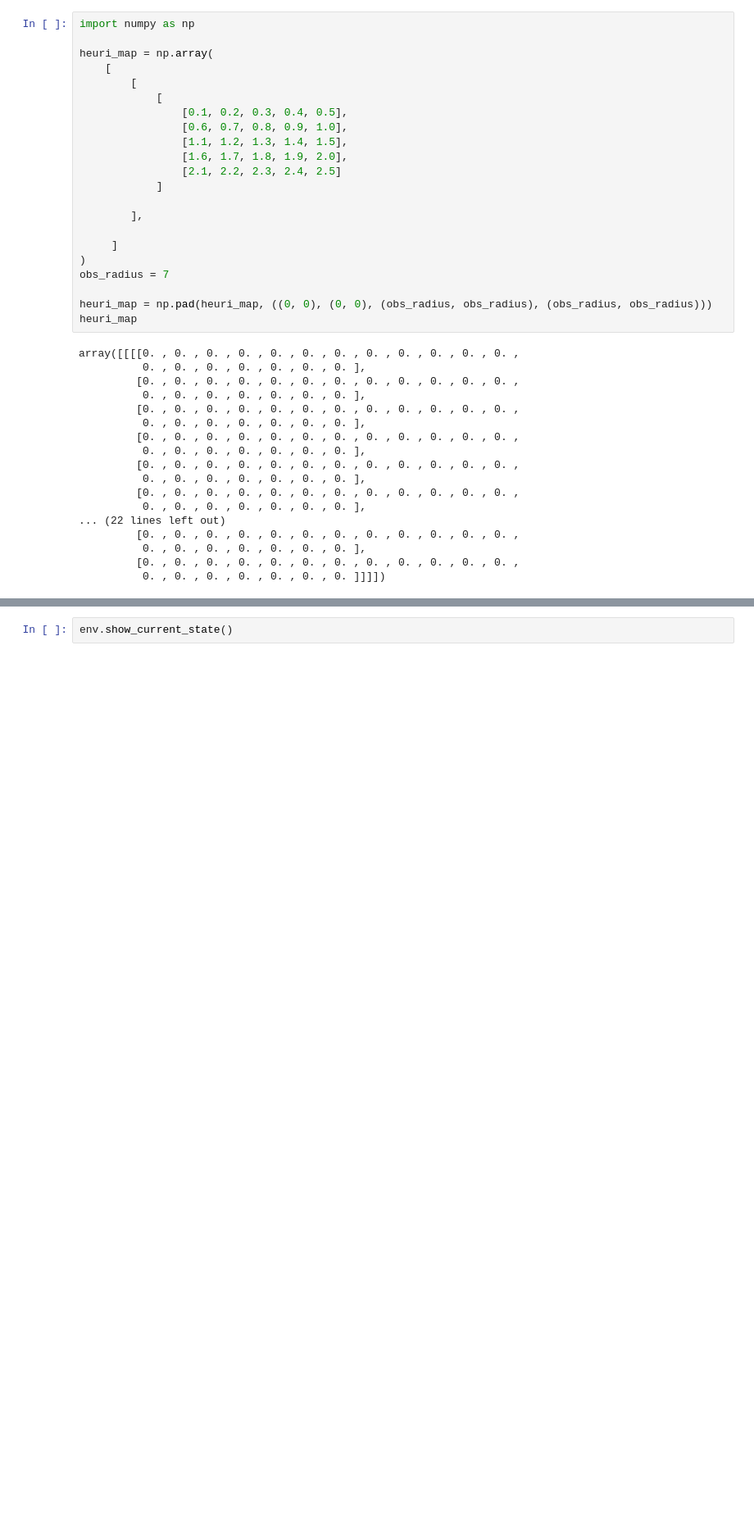
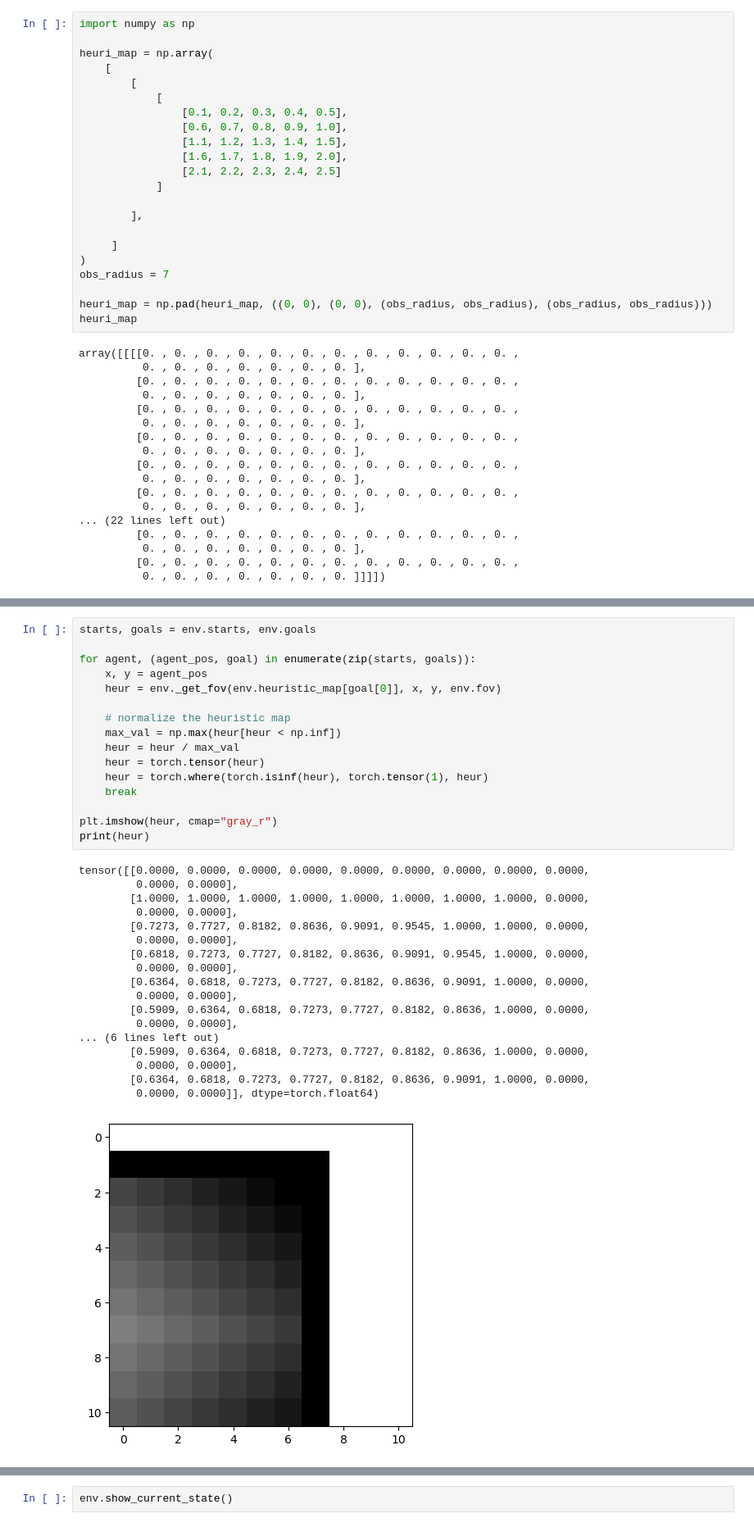
Before and after one commit to ervsam/congenial-lamp, a Jupyter notebook: DELETE.ipynb, the cells around one changed output, grey strips where cells are left out. Shown at 82% size. Saved outputs shown, nothing was run; the diff lists cells and outputs as text; blank space fills up the shorter version.

```diff
--- a/DELETE.ipynb
+++ b/DELETE.ipynb
@@ -266,0 +404,35 @@ torch.Size([4, 8, 11, 11])
+# %%
+starts, goals = env.starts, env.goals
+
+for agent, (agent_pos, goal) in enumerate(zip(starts, goals)):
+    x, y = agent_pos
+    heur = env._get_fov(env.heuristic_map[goal[0]], x, y, env.fov)
+
+    # normalize the heuristic map
+    max_val = np.max(heur[heur < np.inf])
+    heur = heur / max_val
+    heur = torch.tensor(heur)
+    heur = torch.where(torch.isinf(heur), torch.tensor(1), heur)
+    break
+
+plt.imshow(heur, cmap="gray_r")
+print(heur)
+# %% [output]
+tensor([[0.0000, 0.0000, 0.0000, 0.0000, 0.0000, 0.0000, 0.0000, 0.0000, 0.0000,
+         0.0000, 0.0000],
+        [1.0000, 1.0000, 1.0000, 1.0000, 1.0000, 1.0000, 1.0000, 1.0000, 0.0000,
+         0.0000, 0.0000],
+        [0.7273, 0.7727, 0.8182, 0.8636, 0.9091, 0.9545, 1.0000, 1.0000, 0.0000,
+         0.0000, 0.0000],
+        [0.6818, 0.7273, 0.7727, 0.8182, 0.8636, 0.9091, 0.9545, 1.0000, 0.0000,
+         0.0000, 0.0000],
+        [0.6364, 0.6818, 0.7273, 0.7727, 0.8182, 0.8636, 0.9091, 1.0000, 0.0000,
+         0.0000, 0.0000],
+        [0.5909, 0.6364, 0.6818, 0.7273, 0.7727, 0.8182, 0.8636, 1.0000, 0.0000,
+         0.0000, 0.0000],
+... (6 lines left out)
+        [0.5909, 0.6364, 0.6818, 0.7273, 0.7727, 0.8182, 0.8636, 1.0000, 0.0000,
+         0.0000, 0.0000],
+        [0.6364, 0.6818, 0.7273, 0.7727, 0.8182, 0.8636, 0.9091, 1.0000, 0.0000,
+         0.0000, 0.0000]], dtype=torch.float64)
+[figure, added]
```
Also changed, not shown: parts of 12 cells of this notebook, 4 other files.
